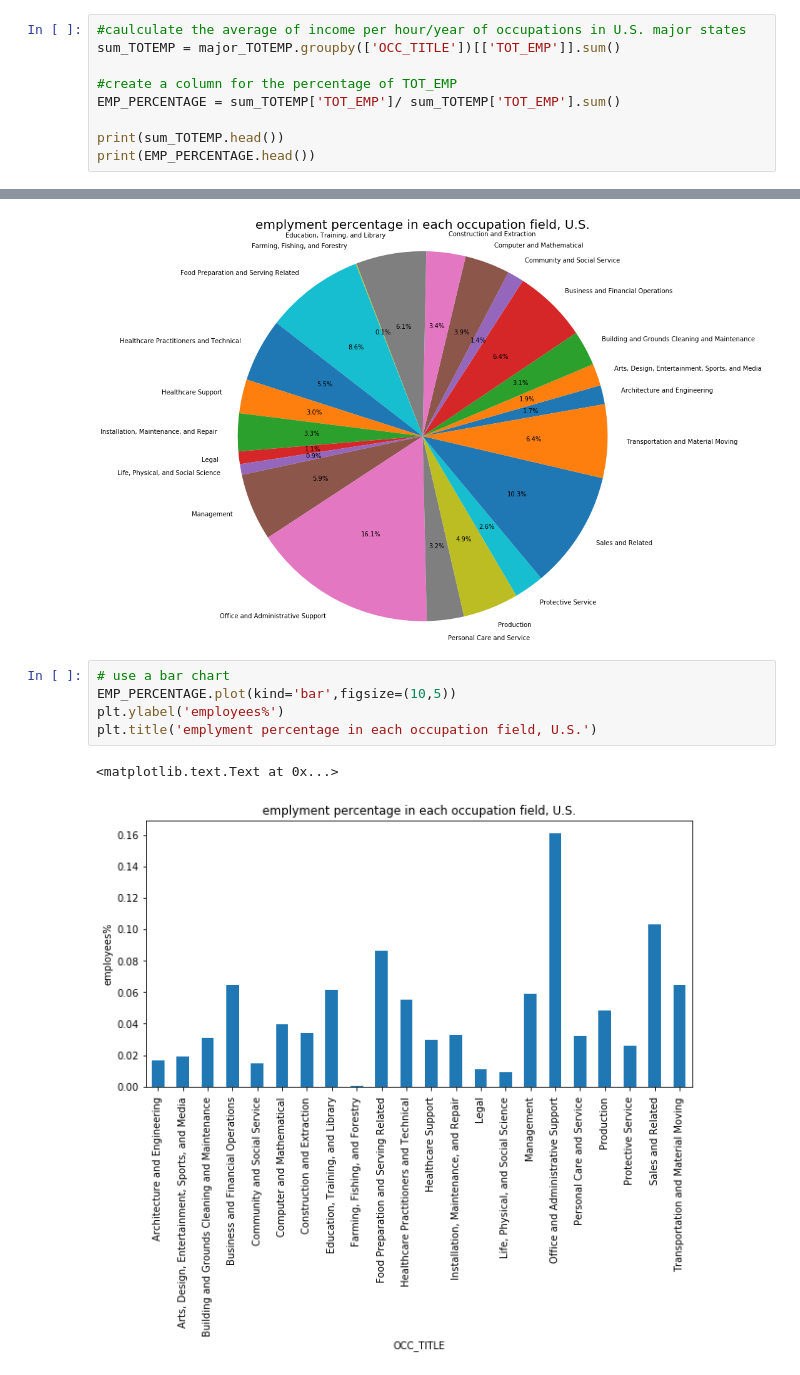
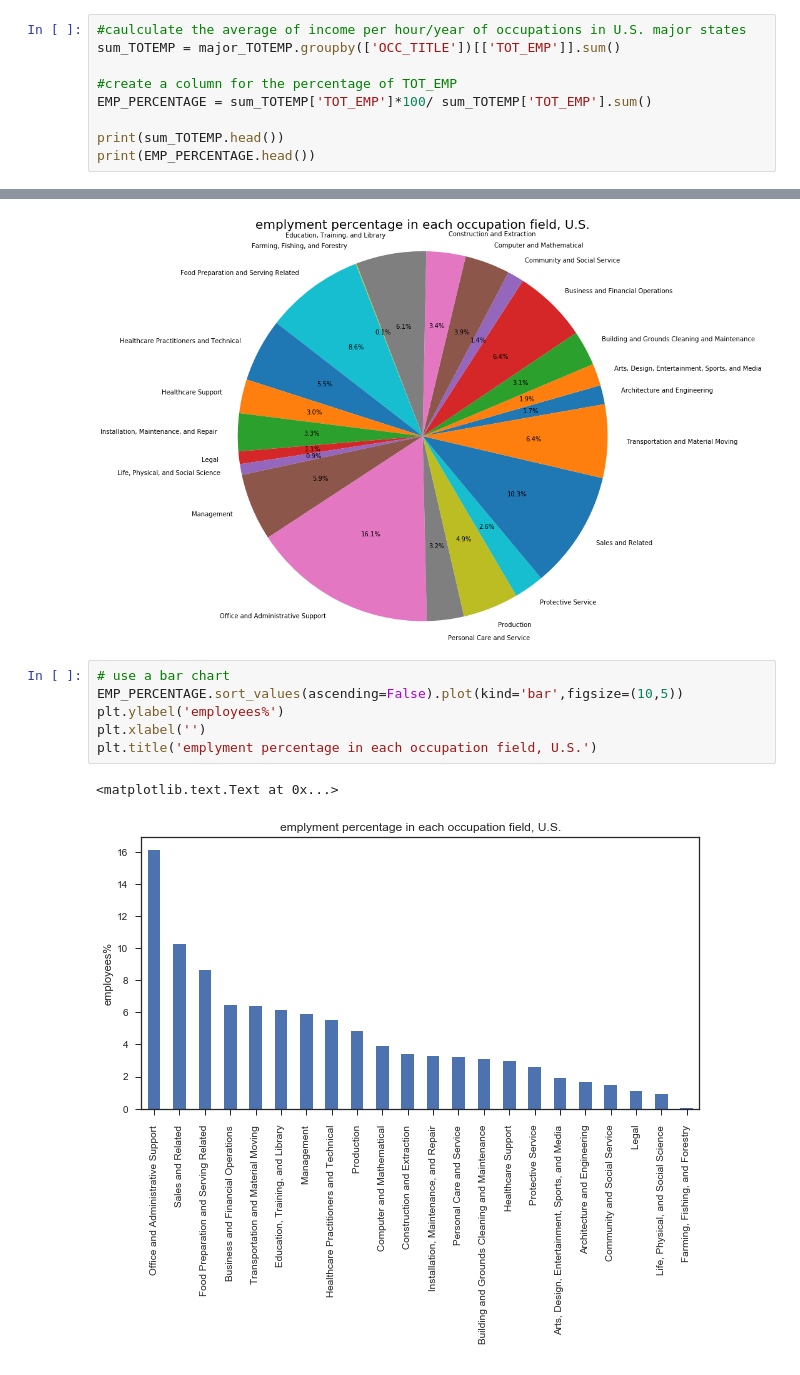
Before and after one commit to michelle604/Data-Science-Intro-Project, a Jupyter notebook: final project.ipynb, the cells around one changed output, grey strips where cells are left out. Saved outputs shown, nothing was run; the diff lists cells and outputs as text.

```diff
--- a/final project.ipynb
+++ b/final project.ipynb
@@ -160,7 +203,7 @@ major_TOTEMP.head()
 sum_TOTEMP = major_TOTEMP.groupby(['OCC_TITLE'])[['TOT_EMP']].sum()
 
 #create a column for the percentage of TOT_EMP
-EMP_PERCENTAGE = sum_TOTEMP['TOT_EMP']/ sum_TOTEMP['TOT_EMP'].sum()
+EMP_PERCENTAGE = sum_TOTEMP['TOT_EMP']*100/ sum_TOTEMP['TOT_EMP'].sum()
 
 print(sum_TOTEMP.head())
 print(EMP_PERCENTAGE.head())
@@ -202,9 +245,10 @@ plt.show()
 [figure]
 # %%
 # use a bar chart
-EMP_PERCENTAGE.plot(kind='bar',figsize=(10,5))
+EMP_PERCENTAGE.sort_values(ascending=False).plot(kind='bar',figsize=(10,5))
 plt.ylabel('employees%')
+plt.xlabel('')
 plt.title('emplyment percentage in each occupation field, U.S.')
 # %% [output]
 <matplotlib.text.Text at 0x...>
-[figure, old version]
+[figure, new version]
```
Also changed, not shown: parts of 26 cells of this notebook.
